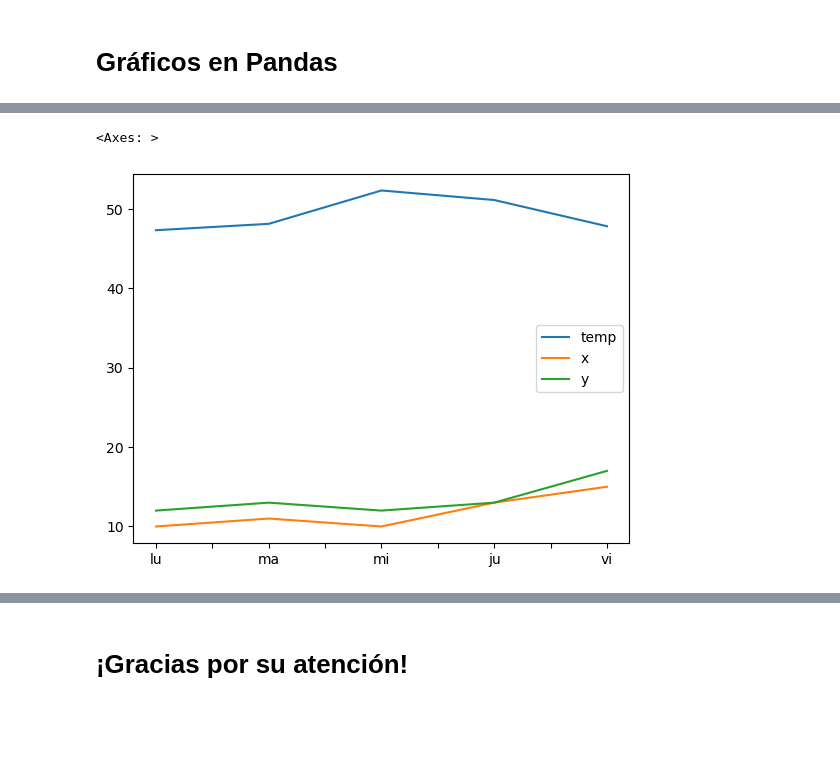
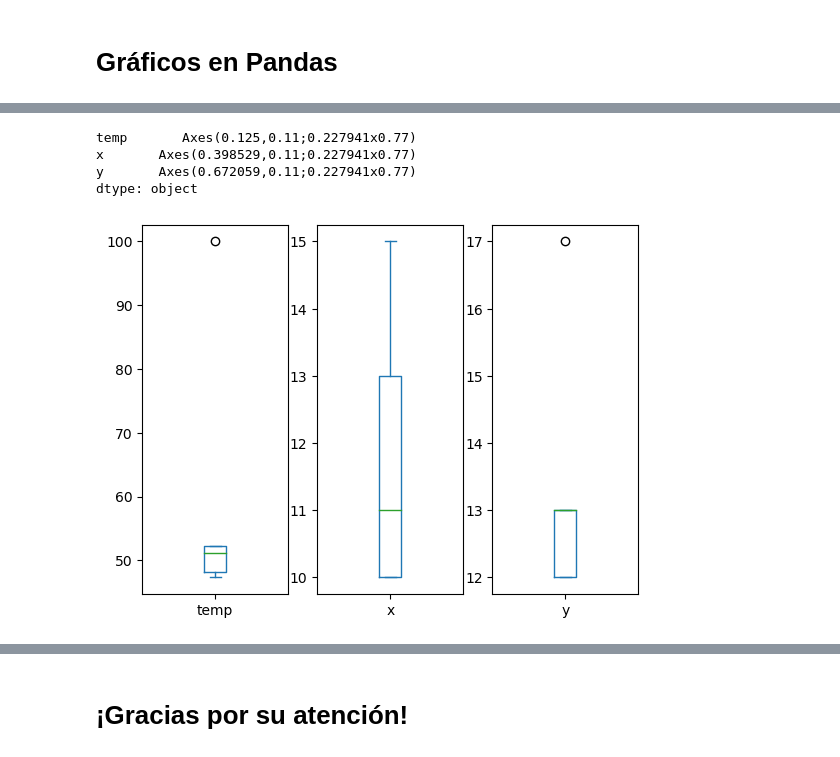
Before and after one commit to fleaman-udec/introduccion-python, a Jupyter notebook: IPCD-05-AnalisisDatos.ipynb, the cells around one changed output, grey strips where cells are left out. Saved outputs shown, nothing was run; the diff lists cells and outputs as text; code cells hidden in the pictures; blank space fills up the shorter version.

```diff
--- a/IPCD-05-AnalisisDatos.ipynb
+++ b/IPCD-05-AnalisisDatos.ipynb
@@ -199,5 +224,8 @@ display(datos)
 # %%
-datos.plot()
+datos.plot(kind='box', subplots=True)
 # %% [output]
-<Axes: >
+temp       Axes(0.125,0.11;0.227941x0.77)
+x       Axes(0.398529,0.11;0.227941x0.77)
+y       Axes(0.672059,0.11;0.227941x0.77)
+dtype: object
-[figure, old version]
+[figure, new version]
```
Also changed, not shown: parts of 6 cells of this notebook, 2 other files.
